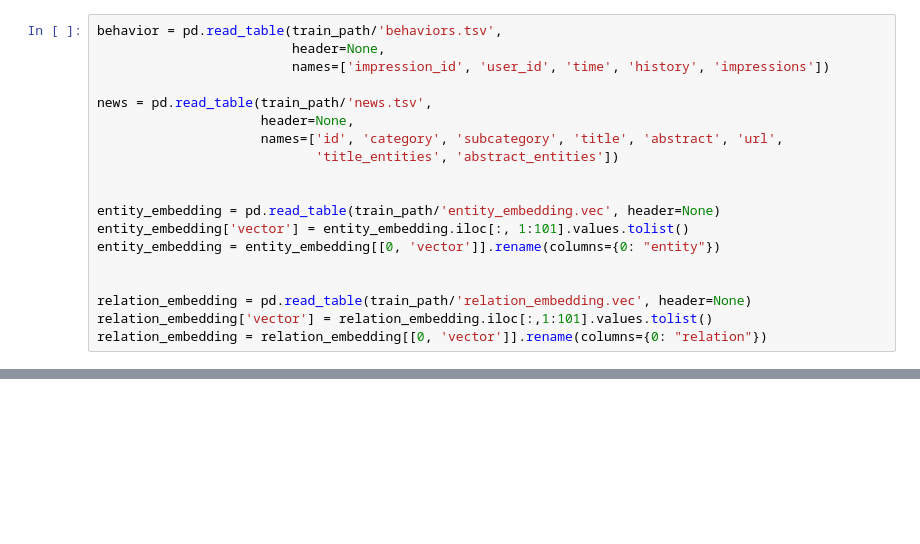
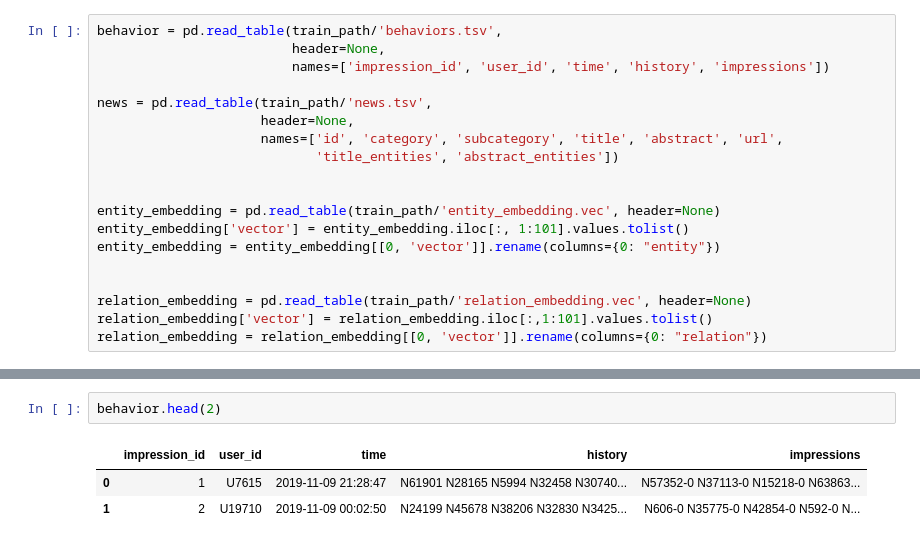
Before and after one commit to bharath93/MIND, a Jupyter notebook: Analysis.ipynb, the cells around one changed output, grey strips where cells are left out. Saved outputs shown, nothing was run; the diff lists cells and outputs as text; blank space fills up the shorter version.

```diff
--- a/Analysis.ipynb
+++ b/Analysis.ipynb
@@ -45,0 +36,6 @@ news.head()
+# %%
+behavior.head(2)
+# %% [output]
+|  | impression_id | user_id | time | history | impressions |
+| 0 | 1 | U7615 | 2019-11-09 21:28:47 | N61901 N28165 N5994 N32458 N30740... | N57352-0 N37113-0 N15218-0 N63863... |
+| 1 | 2 | U19710 | 2019-11-09 00:02:50 | N24199 N45678 N38206 N32830 N3425... | N606-0 N35775-0 N42854-0 N592-0 N... |
```
Also changed, not shown: parts of 8 cells of this notebook.
